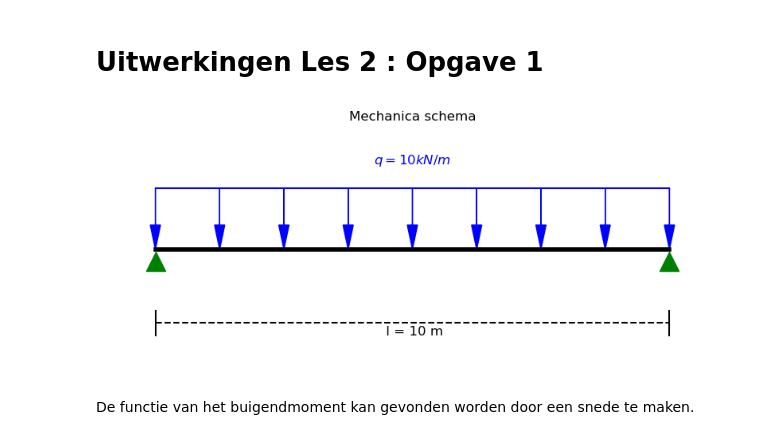
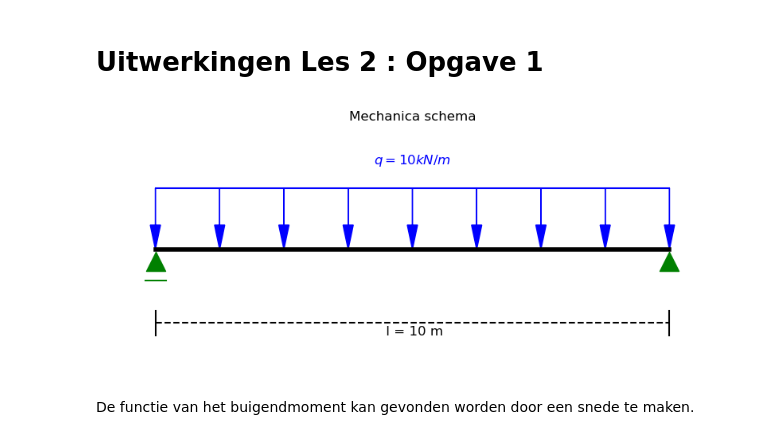
Before and after one commit to HHS-boeken/Mechanica, a Jupyter notebook: book/H1/Opgave_les2_1.ipynb, the cells around one changed output. Saved outputs shown, nothing was run; the diff lists cells and outputs as text; code cells hidden in the pictures.

```diff
--- a/book/H1/Opgave_les2_1.ipynb
+++ b/book/H1/Opgave_les2_1.ipynb
@@ -23,6 +23,7 @@ ax.plot([0, balk_lengte], [0, 0], 'k', lw=4, label="Balk")
 
 # Tekenen van de ondersteuningen als gevulde groene driehoeken
 ax.scatter(ondersteuning_links, -0.1, marker='^', s=300, color='green', label="Rolscharnier")
+ax.plot([-0.2, 0.2], [-0.25, -0.25], color='green')  # Meetlijn
 ax.scatter(ondersteuning_rechts, -0.1, marker='^', s=300, color='green', label="Scharnier")
 
 # Tekenen van de verdeelde belasting met blauwe pijlen en label
@@ -62,34 +63,34 @@ ax.set_title("Mechanica schema")
 koppel_locatie = 6  # Positie van het koppel in meters
 koppel_radius = 0.6  # Straal van de boog
 
 
 # Bereken de positie van de pijlpunt op de boog
 hoek_pijl = 90  # Pijlpunt bij 270 graden (onderkant boog)
 pijl_x = 6.15 #koppel_locatie + (koppel_radius / 2) * np.cos(np.radians(hoek_pijl))
 pijl_y = -0.25 #0.3 + (koppel_radius / 2) * np.sin(np.radians(hoek_pijl))
 
 # Pijlpunt toevoegen aan de boog
 #ax.add_patch(arc)
 #ax.arrow(pijl_x, pijl_y, -0.02, -0.01, head_width=0.1, head_length=0.1, fc='blue', ec='blue')
 
 # Label voor het koppel
 #ax.text(koppel_locatie, -.45, r"$M = 160\ kNm$", fontsize=12, color='blue', ha='center')
 
 # Legenda
 #ax.legend()
 
 # Assen uitschakelen
 ax.axis('off')
 #ax.grid()
 
 # Creëer de boog voor het koppel
 #arc = patches.Arc((koppel_locatie,-0), koppel_radius, koppel_radius, angle=270, theta1=20, theta2=180, color='blue', lw=2)
 #ax.add_patch(arc)
 
 # Plot weergeven
 plt.show()
 # %% [output]
-[figure, old version]
+[figure, new version]
 # %% [markdown]
 De functie van het buigendmoment kan gevonden worden door een snede te maken.
 # %% [markdown]
```
Also changed, not shown: 1 other file.
